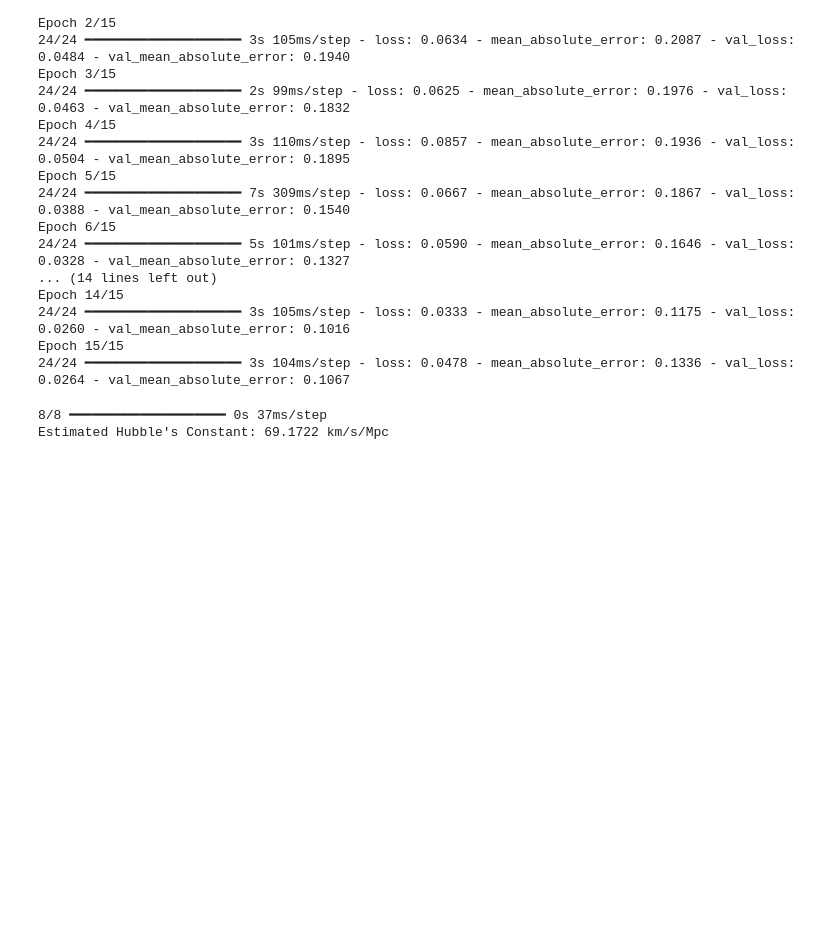
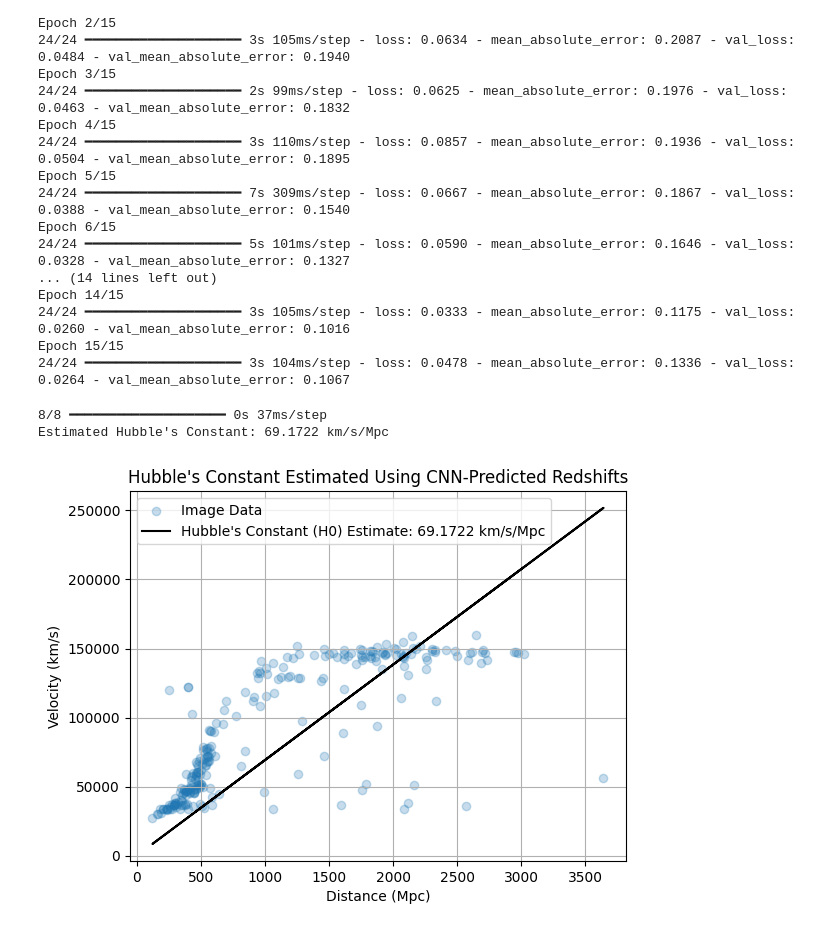
Before and after one commit to Hubble-Vision/HubbleVision, a Jupyter notebook: redshift_cnn.ipynb, the cells around one changed output. Saved outputs shown, nothing was run; the diff lists cells and outputs as text; code cells hidden in the pictures; blank space fills up the shorter version.

Commit message:
Plotted model data & cleaned up parts of notebook

```diff
--- a/redshift_cnn.ipynb
+++ b/redshift_cnn.ipynb
@@ -144,21 +144,41 @@ from sklearn.linear_model import LinearRegression
 C = 299792.458
 M_r = -21.0 # We assume this for now: predicted to be between -17.5 and -23.6
 
-z_predicted_val = model.predict(X_val).flatten()
+def regression_estimate() -> tuple:
+    z_predicted_val = model.predict(X_val).flatten()
 
-df_val = df.iloc[X_val_index].copy()
-df_val['z_predicted'] = z_predicted_val
-df_val['velocity'] = C * df_val['z_predicted']
-df_val['distance'] = np.pow(10, (df_val['modelMag_r'] - M_r - 25) / 5)
+    df_val = df.iloc[X_val_index].copy()
+    df_val['z_predicted'] = z_predicted_val
+    df_val['velocity'] = C * df_val['z_predicted']
+    df_val['distance'] = np.pow(10, (df_val['modelMag_r'] - M_r - 25) / 5)
 
-X = df_val[['distance']]
-y = df_val['velocity']
+    X = df_val[['distance']]
+    y = df_val['velocity']
 
-reg = LinearRegression(fit_intercept = False)
-reg.fit(X, y)
+    reg = LinearRegression(fit_intercept = False)
+    reg.fit(X, y)
 
-hubble_const = reg.coef_[0]
-print(f'Estimated Hubble\'s Constant: {hubble_const:.4f} km/s/Mpc')
+    hubble_const = reg.coef_[0]
+    print(f'Estimated Hubble\'s Constant: {hubble_const:.4f} km/s/Mpc')
+    return (df_val, X, reg, hubble_const)
+
+df_val, X, reg, hubble_const = regression_estimate()
 # %% [output]
 8/8 ━━━━━━━━━━━━━━━━━━━━ 0s 37ms/step
 Estimated Hubble's Constant: 69.1722 km/s/Mpc
+# %%
+import matplotlib.pyplot as plt
+
+def plot_model_data(df_val: pd.DataFrame, X: pd.DataFrame, reg: LinearRegression, hubble_const: float) -> None:
+    plt.scatter(df_val['distance'], df_val['velocity'], alpha = 0.25, label = 'Image Data')
+    plt.plot(df_val['distance'], reg.predict(X), color = 'black', label = f'Hubble\'s Constant (H0) Estimate: {hubble_const:.4f} km/s/Mpc')
+    plt.xlabel('Distance (Mpc)')
+    plt.ylabel('Velocity (km/s)')
+    plt.title('Hubble\'s Constant Estimated Using CNN-Predicted Redshifts')
+    plt.legend()
+    plt.grid(True)
+    plt.show()
+
+plot_model_data(df_val, X, reg, hubble_const)
+# %% [output]
+[figure, added]
```
Also changed, not shown: 2 other files.
